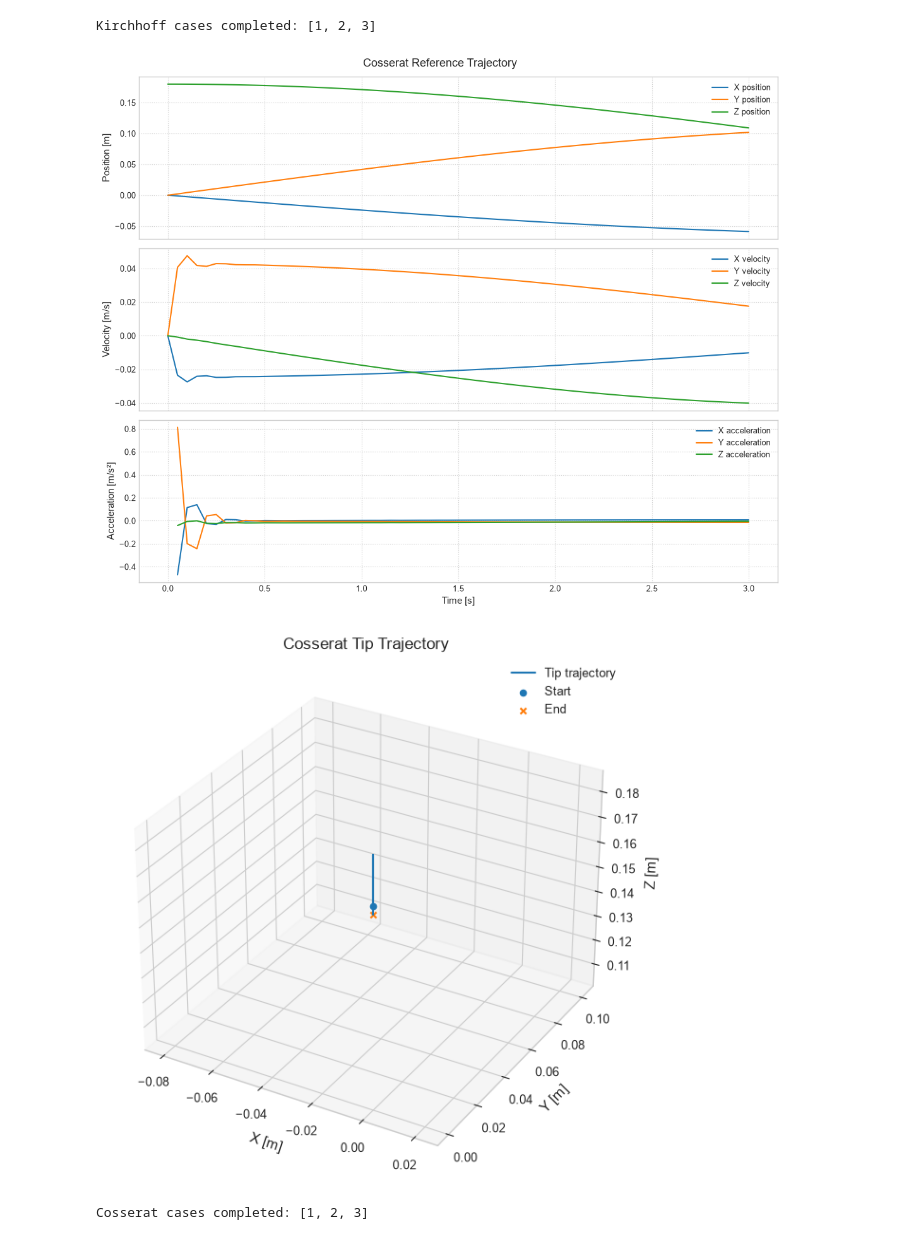
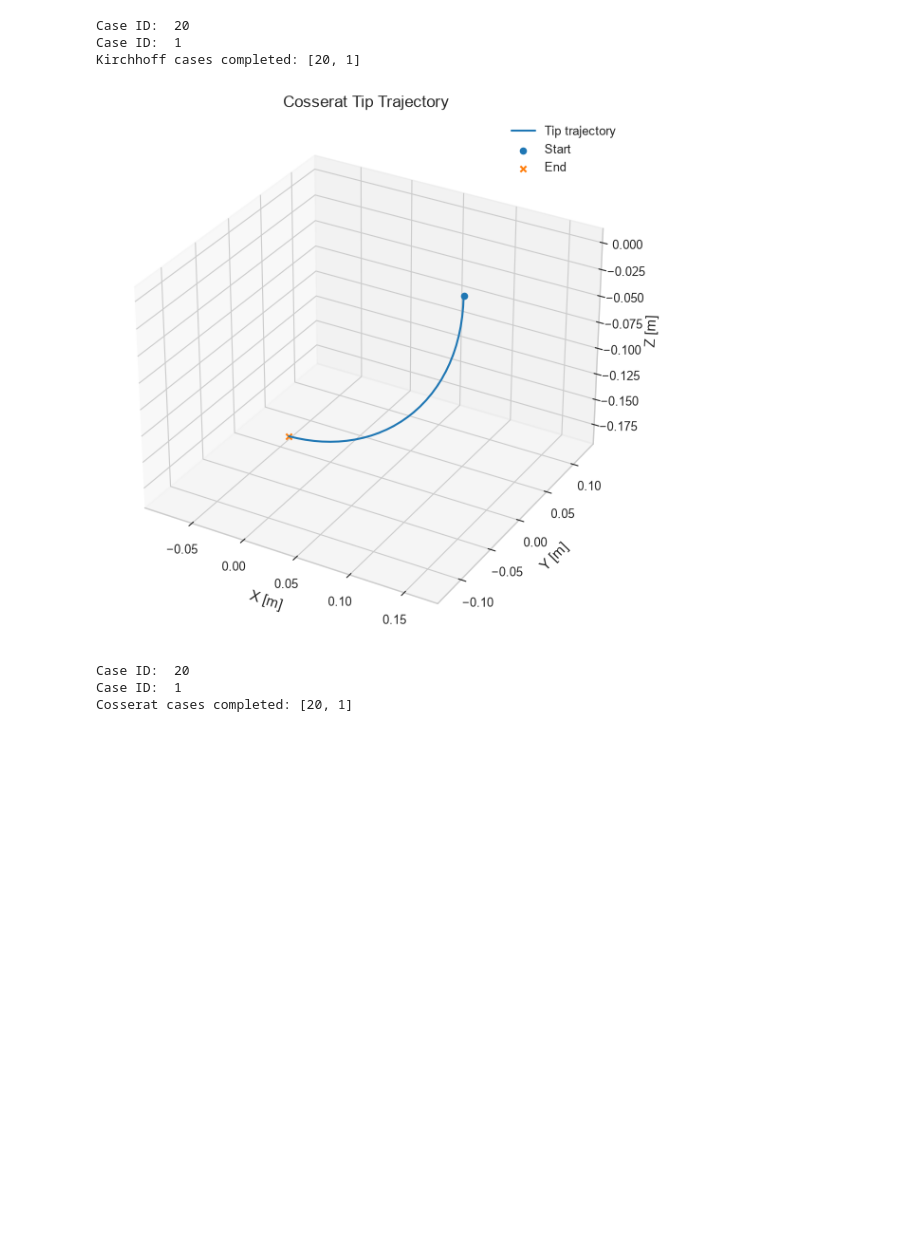
Before and after one commit to Manojprabhakar31/Statics-Dynamics-and-Control-of-Continuum-Soft-robots-using-Analytical-and-Data-driven-Approaches, a Jupyter notebook: Overall_notebook.ipynb, the cells around one changed output. Saved outputs shown, nothing was run; the diff lists cells and outputs as text; code cells hidden in the pictures; blank space fills up the shorter version.

```diff
--- a/Overall_notebook.ipynb
+++ b/Overall_notebook.ipynb
@@ -1673,11 +1694,10 @@ class DynamicCosseratSolver:
 # %%
-# ============================================================
 # KIRCHHOFF — INDEPENDENT SOLVER BLOCK
 # ============================================================
 
 for case_id in selected_cases:
     tension_func = load_cases[case_id]
-
+    print("Case ID: ",case_id)
     # Case-local tendon objects
     k_tendons = [
         Tendon.make_straight_tendon(tendon_radius, A1, tension_func[0], "Tendon 1"),
@@ -1695,7 +1715,7 @@ for case_id in selected_cases:
         rod=k_rod,
         tendons=k_tendons,
         dt=dt,
-        gravity=gravity2,
+        gravity=gravity,
         tip_force=tip_ext_force,
         tip_moment=np.zeros(3),
         rtol=1e-6,
@@ -1722,47 +1742,60 @@ for case_id in selected_cases:
         pm=False,
     )
 
+    # Preserve the original Kirchhoff point-moment and distributed-load runs
+    k_pm_g = k_solver.simulate(
+        time_array=time_array,
+        num_points=N,
+        print_progress=False,
+        dt=False,
+        g=g,
+        pm=True,
+    )
+
+    k_dist_g = k_solver.simulate(
+        time_array=time_array,
+        num_points=N,
+        print_progress=False,
+        dt=True,
+        g=g,
+        pm=False,
+    )
+
     kirchhoff_results[case_id] = {
         "name": case_names[case_id],
         "point_moment": k_pm,
+        "point_moment_gravity": k_pm_g,
         "distributed": k_dist,
+        "distributed_gravity": k_dist_g,
         "tendons": k_tendons,
     }
 
 print("Kirchhoff cases completed:", list(kirchhoff_results))
 # %% [output]
-Kirchhoff cases completed: [1, 2, 3]
+Case ID:  20
+Case ID:  1
+Kirchhoff cases completed: [20, 1]
 # %%
 import numpy as np
 import matplotlib.pyplot as plt
 
 def plot_cosserat_reference(result, title="Cosserat Reference Trajectory"):
-    t = result["time"]; p = result["tip"]; v = result["tip_velocity"]; a = result["tip_acceleration"]
-    fig, ax = plt.subplots(3, 1, figsize=(11, 9), sharex=True); labels = ["X", "Y", "Z"]
-
-    for i in range(3):
-        ax[0].plot(t, p[:, i], label=f"{labels[i]} position")
-        ax[1].plot(t, v[:, i], label=f"{labels[i]} velocity")
-        ax[2].plot(t, a[:, i], label=f"{labels[i]} acceleration")
-    ax[0].set_ylabel("Position [m]");ax[1].set_ylabel("Velocity [m/s]"); ax[2].set_ylabel("Acceleration [m/s²]"); ax[2].set_xlabel("Time [s]")
-
-    for a_plot in ax: a_plot.grid(True, linestyle=":"); a_plot.legend()
-    fig.suptitle(title)
-    plt.tight_layout()
+    p = np.asarray(result["tip"])
     # 3D tip trajectory
     fig = plt.figure(figsize=(8, 6))
-    ax3 = fig.add_subplot(111, projection="3d"); ax3.plot(p[:, 0], p[:, 1], p[:, 2], label="Tip trajectory"); ax3.scatter(*p[0], marker="o", label="Start"); ax3.scatter(*p[-1], marker="x", label="End")
+    ax3 = fig.add_subplot(111, projection="3d");
+    ax3.plot(p[:, 0], p[:, 1], p[:, 2], label="Tip trajectory");
+    ax3.scatter(*p[0], marker="o", label="Start"); ax3.scatter(*p[-1], marker="x", label="End")
     ax3.set_xlabel("X [m]"); ax3.set_ylabel("Y [m]"); ax3.set_zlabel("Z [m]"); ax3.set_title("Cosserat Tip Trajectory"); ax3.legend(); plt.axis('equal'); plt.tight_layout(); plt.show()
 
-plot_cosserat_reference(kirchhoff_results[2]["distributed"])
+plot_cosserat_reference(kirchhoff_results[1]["distributed"])
 # %% [output]
-[figure, old version]
+[figure, new version]
-[figure, removed]
 # %%
-# ============================================================
 # COSSERAT — INDEPENDENT SOLVER BLOCK
 # ============================================================
 for case_id in selected_cases:
+    print("Case ID: ",case_id)
     tension_func = load_cases[case_id]
 
     # Case-local tendon objects
@@ -1782,7 +1815,7 @@ for case_id in selected_cases:
         rod=c_rod,
         tendons=c_tendons,
         dt=dt,
-        gravity=gravity2,
+        gravity=gravity,
         tip_force=tip_ext_force,
         tip_moment=np.zeros(3),
         rtol=1e-6,
@@ -1809,14 +1842,36 @@ for case_id in selected_cases:
         pm=False,
     )
 
+    c_pm_g = c_solver.simulate(
+        time_array=time_array,
+        num_points=N,
+        print_progress=False,
+        dt=False,
+        g=g,
+        pm=True,
+    )
+
+    c_dist_g = c_solver.simulate(
+        time_array=time_array,
+        num_points=N,
+        print_progress=False,
+        dt=True,
+        g=g,
+        pm=False,
+    )
+
     cosserat_results[case_id] = {
         "name": case_names[case_id],
         "point_moment": c_pm,
+        "point_moment_gravity": c_pm_g,
         "distributed": c_dist,
+        "distributed_gravity": c_dist_g,
         "tendons": c_tendons,
     }
 
 print("Cosserat cases completed:", list(cosserat_results))
 # %% [output]
-Cosserat cases completed: [1, 2, 3]
+Case ID:  20
+Case ID:  1
+Cosserat cases completed: [20, 1]
 # %%
```
Also changed, not shown: parts of 21 cells of this notebook.
